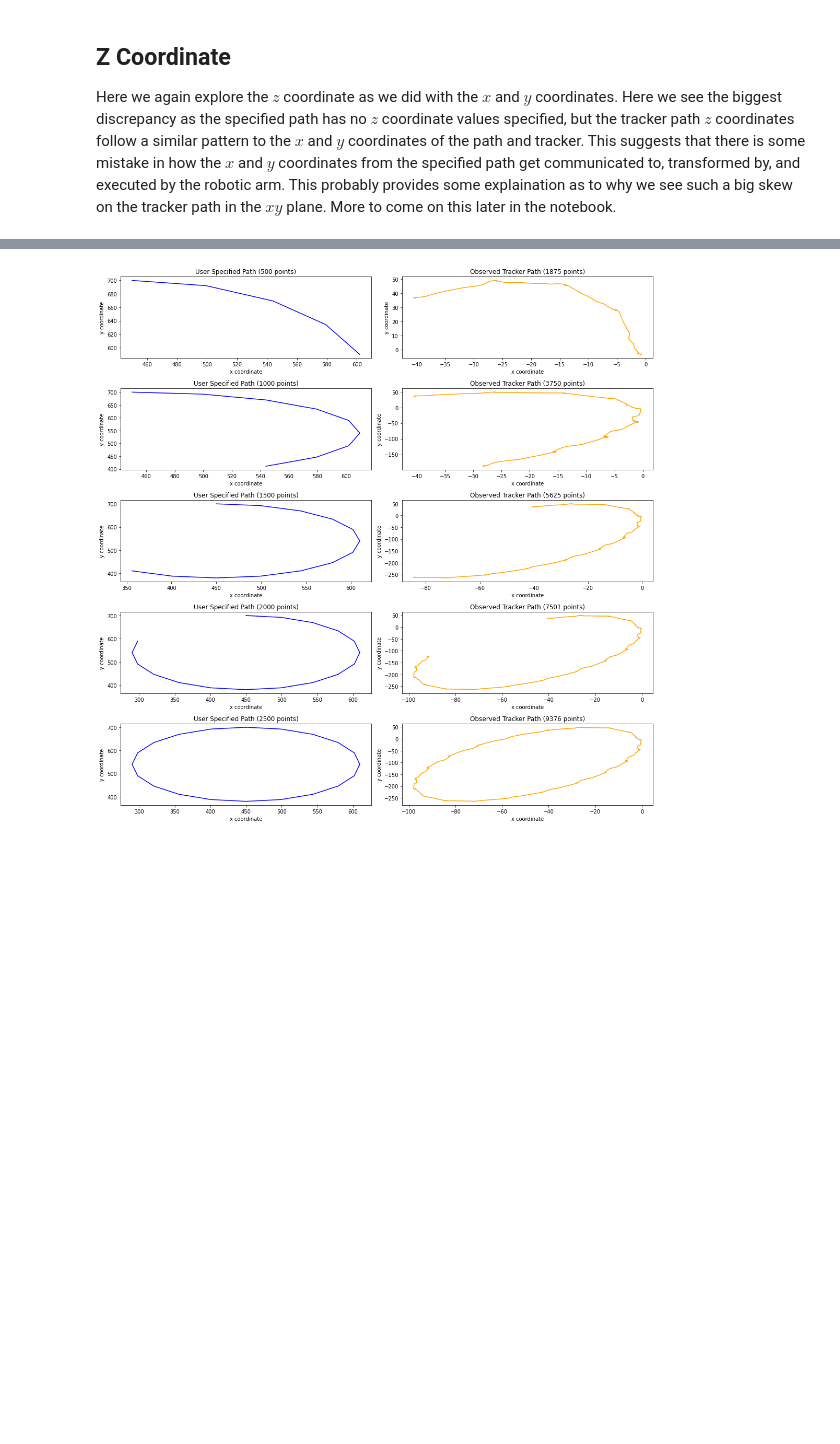
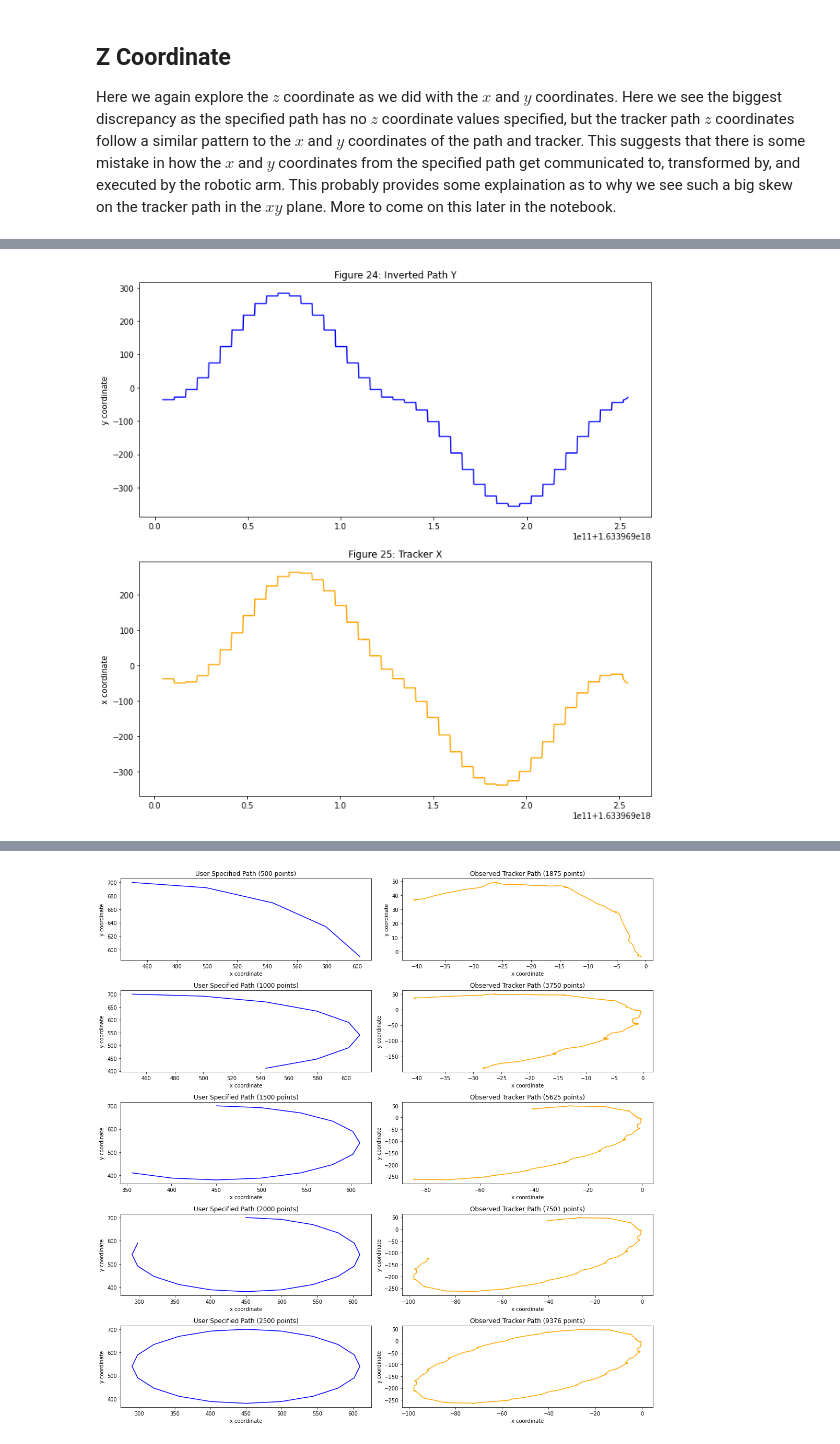
Before and after one commit to adamggibbs/path_analysis_soln, a Jupyter notebook: analysis.ipynb, the cells around one changed output, grey strips where cells are left out. Saved outputs shown, nothing was run; the diff lists cells and outputs as text; code cells hidden in the pictures; blank space fills up the shorter version.

```diff
--- a/analysis.ipynb
+++ b/analysis.ipynb
@@ -476 +470,31 @@ print(mae(transformed_pth_y_m, trk_x_m[:num_points]))
+# %%
+# change subset of points to be smaller to get zoomed in view of plots
+num_points_zoom = 5000
+trk_num_points_zoom = round(num_points_zoom*size_ratio)
+# %%
+# transform merged path y (same as above)
+first_point_diff = -1*pth_y_m[0] - trk_x_m[0]
+transformed_pth_y_m = -1*pth_y_m - first_point_diff
+
+# create figure to plot onto
+figure, ax = plt.subplots(2,1, figsize=(10,10))
+
+# plot inverted path y on smaller domain
+plt1 = ax[0]
+plt1.plot(pth_t_m[:num_points_zoom], transformed_pth_y_m[:num_points_zoom], c='blue')
+plt1.set_ylabel('y coordinate')
+plt1.set_title("Figure 24: Inverted Path Y")
+
+# plot tracker x on smaller domain
+plt2 = ax[1]
+plt2.plot(trk_t[:trk_num_points_zoom], trk_x[:trk_num_points_zoom], c='orange')
+plt2.set_ylabel('x coordinate')
+plt2.set_title("Figure 25: Tracker X")
+
+#save and show figures
+plt.tight_layout()
+plt.savefig('./figs/figures2425_zoom_PYvTX.png', facecolor='white')
+plt.show()
+# %% [output]
+[figure, added]
 # %%
```
Also changed, not shown: parts of 20 cells of this notebook, 11 other files.
